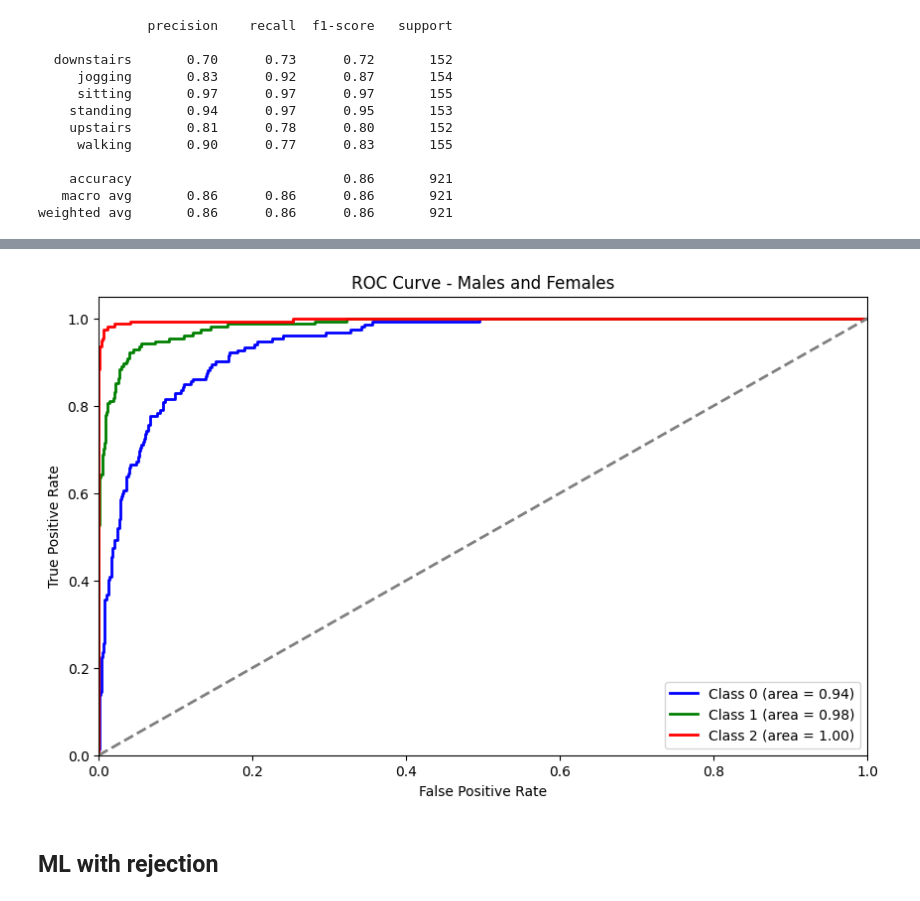
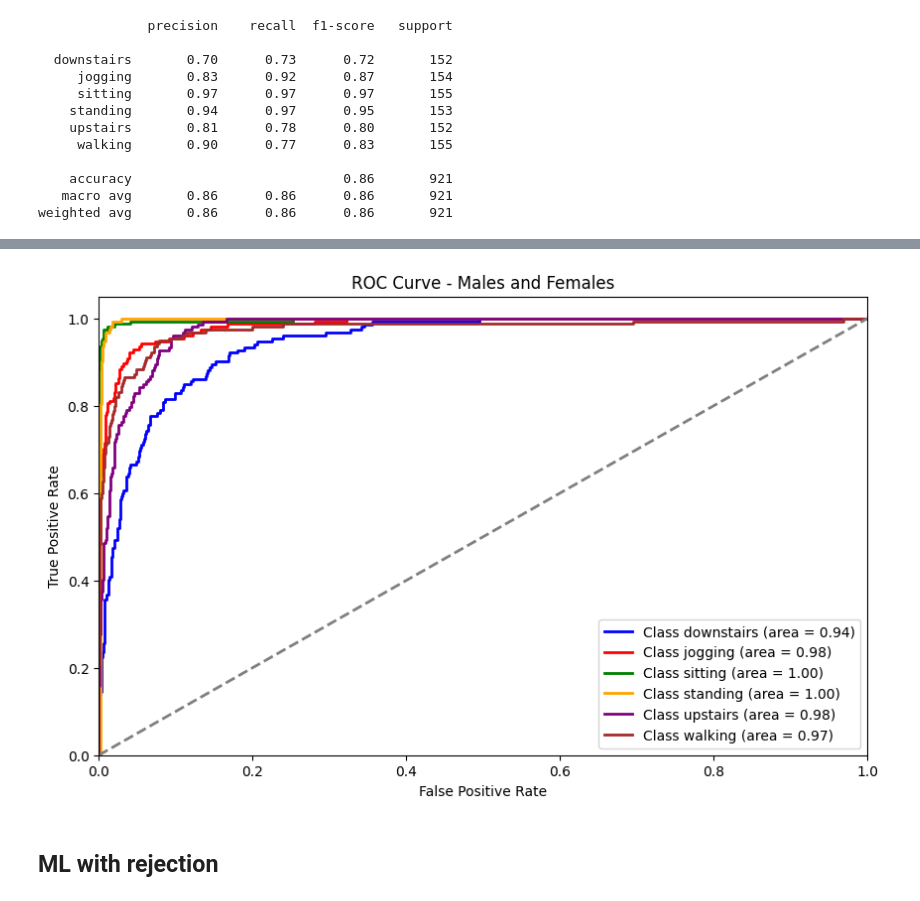
Before and after one commit to PaulaPerazzo/ExAI-project, a Jupyter notebook: trial_1.ipynb, the cells around one changed output, grey strips where cells are left out. Drawn from its saved outputs; the diff is of its cells as text; code cells hidden in the pictures.

Commit message:
final tests

```diff
--- a/trial_1.ipynb
+++ b/trial_1.ipynb
@@ -275,7 +275,7 @@ Dados FFT armazenados com sucesso.
 from src.data_preprocessing import matrix_fourier_adjust
 import pandas as pd
 
-df_fft = pd.read_csv("processed_test_data_activity_male.csv")
+df_fft = pd.read_csv("./data/processed_test_data_activity_male.csv")
 
 X_acc_x, X_acc_y, X_acc_z, X_gyro_x, X_gyro_y, X_gyro_z, class_labels = matrix_fourier_adjust(df_fft, testing=False)
 # %%
@@ -360,9 +363,8 @@ weighted avg       0.89      0.89      0.89       737
 from sklearn.preprocessing import label_binarize
 from sklearn.metrics import roc_curve, auc
 
-
-n_classes = 3
-y_true_bin = label_binarize(y_true, classes=[0, 1, 2])
+n_classes = 6
+y_true_bin = label_binarize(y_true, classes=[0, 1, 2, 3, 4, 5])
 y_pred_proba = model.predict([X_acc_x, X_acc_y, X_acc_z, X_gyro_x, X_gyro_y, X_gyro_z])
 
 fpr = dict()
@@ -370,13 +372,13 @@ tpr = dict()
 roc_auc = dict()
 
 plt.figure(figsize=(10, 6))
-colors = ['blue', 'green', 'red']
+colors = ['blue', 'red', 'green', 'orange', 'purple', 'brown']
 
 for i in range(n_classes):
     fpr[i], tpr[i], _ = roc_curve(y_true_bin[:, i], y_pred_proba[:, i])
     roc_auc[i] = auc(fpr[i], tpr[i])
     plt.plot(fpr[i], tpr[i], color=colors[i], lw=2,
-             label=f'Class {i} (area = {roc_auc[i]:.2f})')
+             label=f'Class {classes[i]} (area = {roc_auc[i]:.2f})')
 
 plt.plot([0, 1], [0, 1], color='gray', linestyle='--', lw=2)
 plt.xlim([0.0, 1.0])
@@ -470,9 +470,8 @@ weighted avg       0.86      0.86      0.86       921
 from sklearn.preprocessing import label_binarize
 from sklearn.metrics import roc_curve, auc
 
-
-n_classes = 3
-y_true_bin = label_binarize(y_true, classes=[0, 1, 2])
+n_classes = 6
+y_true_bin = label_binarize(y_true, classes=[0, 1, 2, 3, 4, 5])
 y_pred_proba = model.predict([X_acc_x, X_acc_y, X_acc_z, X_gyro_x, X_gyro_y, X_gyro_z])
 
 fpr = dict()
@@ -480,13 +479,13 @@ tpr = dict()
 roc_auc = dict()
 
 plt.figure(figsize=(10, 6))
-colors = ['blue', 'green', 'red']
+colors = ['blue', 'red', 'green', 'orange', 'purple', 'brown']
 
 for i in range(n_classes):
     fpr[i], tpr[i], _ = roc_curve(y_true_bin[:, i], y_pred_proba[:, i])
     roc_auc[i] = auc(fpr[i], tpr[i])
     plt.plot(fpr[i], tpr[i], color=colors[i], lw=2,
-             label=f'Class {i} (area = {roc_auc[i]:.2f})')
+             label=f'Class {classes[i]} (area = {roc_auc[i]:.2f})')
 
 plt.plot([0, 1], [0, 1], color='gray', linestyle='--', lw=2)
 plt.xlim([0.0, 1.0])
@@ -501,4 +500,4 @@ plt.show()
-[figure, old version]
+[figure, new version]
 # %% [markdown]
 ## ML with rejection
 # %%
```
Also changed, not shown: parts of 12 cells of this notebook, 2 other files.
